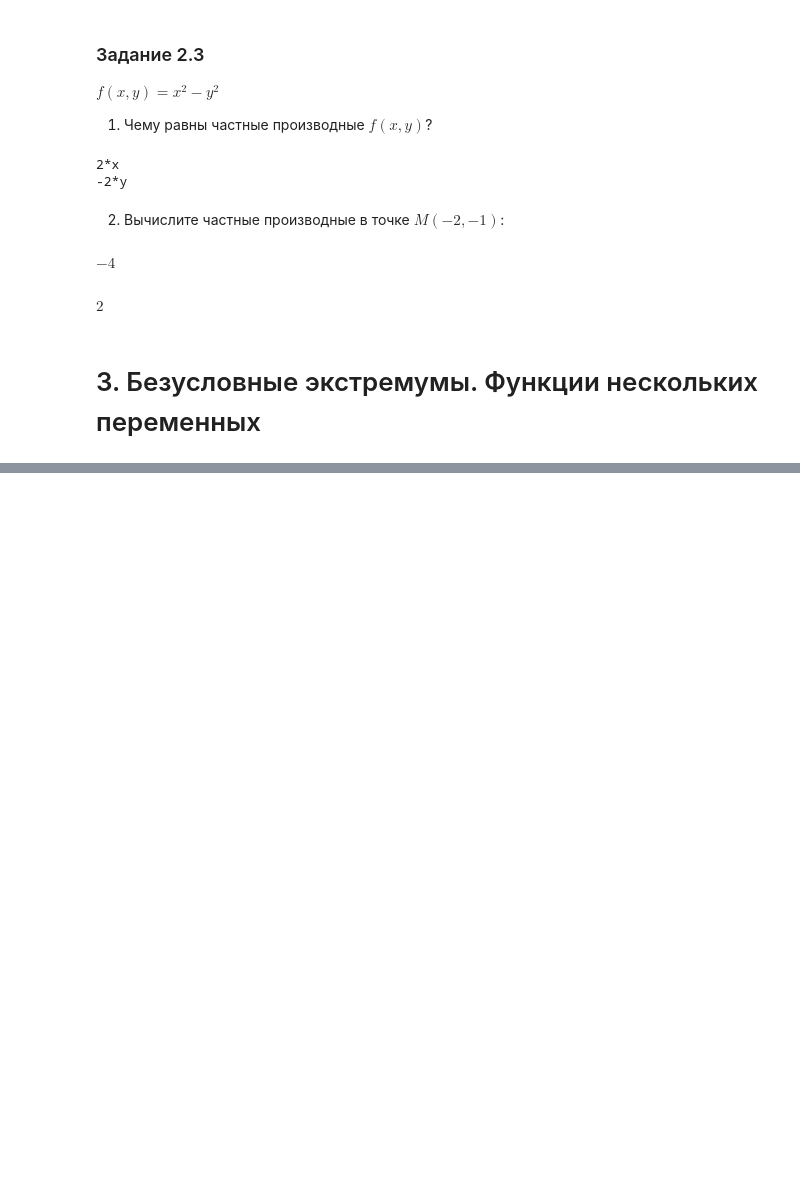
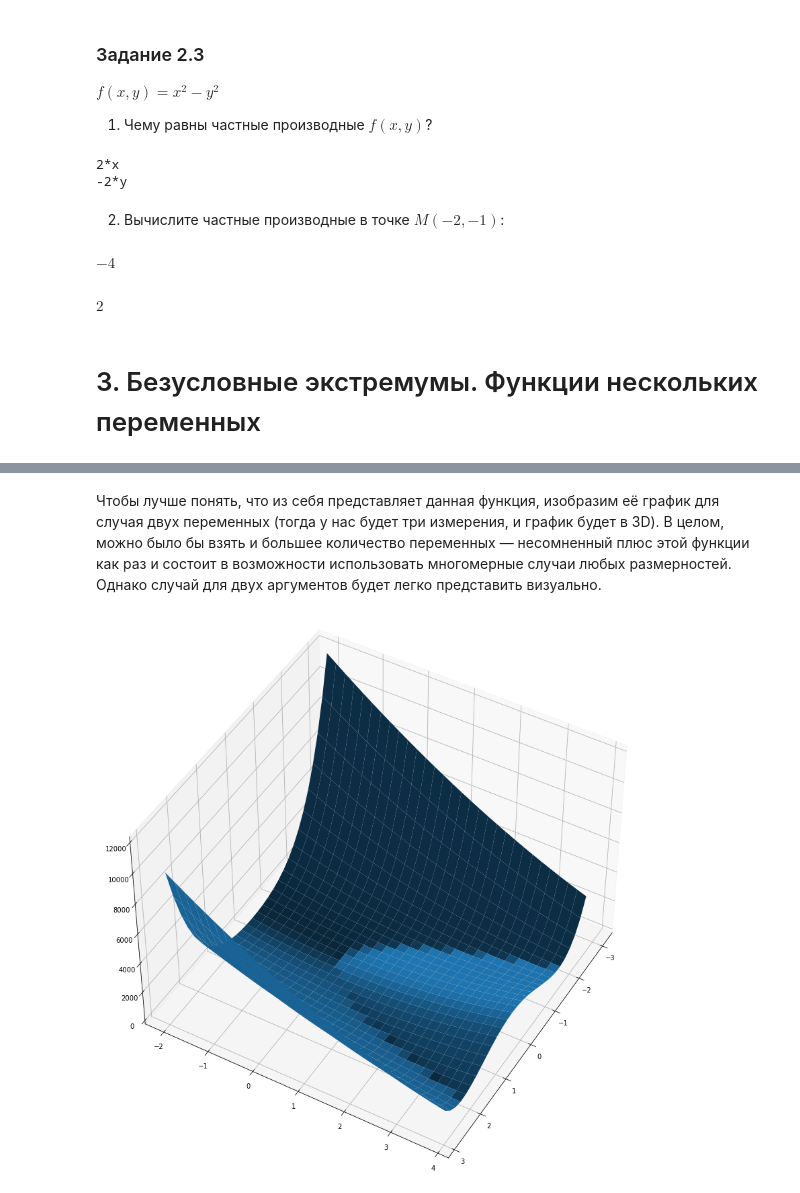
Before and after one commit to Terr14/SF_DS, a Jupyter notebook: SF_DataScience/MATH&ML-5. Математический анализ в контексте задачи оптимизации. Часть II/MATH&ML-5. Математический анализ в контексте задачи оптимизации. Часть II.ipynb, the cells around one changed output, grey strips where cells are left out. Drawn from its saved outputs; the diff is of its cells as text; code cells hidden in the pictures; blank space fills up the shorter version.

```diff
--- a/SF_DataScience/MATH&ML-5. Математический анализ в контексте задачи оптимизации. Часть II/MATH&ML-5. Математический анализ в контексте задачи оптимизации. Часть II.ipynb
+++ b/SF_DataScience/MATH&ML-5. Математический анализ в контексте задачи оптимизации. Часть II/MATH&ML-5. Математический анализ в контексте задачи оптимизации. Часть II.ipynb
@@ -381,0 +600,9 @@ $\displaystyle 2$
+# %%
+x, y, z = symbols('x, y, z')
+
+z = x**3 + y**3 - 3*x*y
+
+eq1 = Eq(diff(z, x),0)
+eq2 = Eq(diff(z, y), 0)
+
+solve([eq1, eq2], [x, y])
@@ -381,0 +714,21 @@ $\displaystyle 2$
+# %%
+import numpy as np
+
+def func_rosen(x):
+    r = np.sum(100*(x[1:]-x[:-1]**2)**2 + (1-x[:-1])**2, axis=0)
+    return r
+# %% [markdown]
+Чтобы лучше понять, что из себя представляет данная функция, изобразим её график для случая двух переменных (тогда у нас будет три измерения, и график будет в 3D). В целом, можно было бы взять и большее количество переменных — несомненный плюс этой функции как раз и состоит в возможности использовать многомерные случаи любых размерностей. Однако случай для двух аргументов будет легко представить визуально.
+# %%
+import matplotlib.pyplot as plt
+graph = plt.figure(figsize=[25, 15])
+ax = graph.gca(projection='3d')
+ax.view_init(45, 30)
+x1 = np.arange(-3, 3, 0.2)
+x2 = np.arange(-2, 4, 0.2)
+x1, x2 = np.meshgrid(x1, x2)
+y = func_rosen(np.array([x1,x2]))
+surf = ax.plot_surface(x1, x2, y)
+plt.show()
+# %% [output]
+[figure, added]
```
Also changed, not shown: parts of 60 cells of this notebook.
